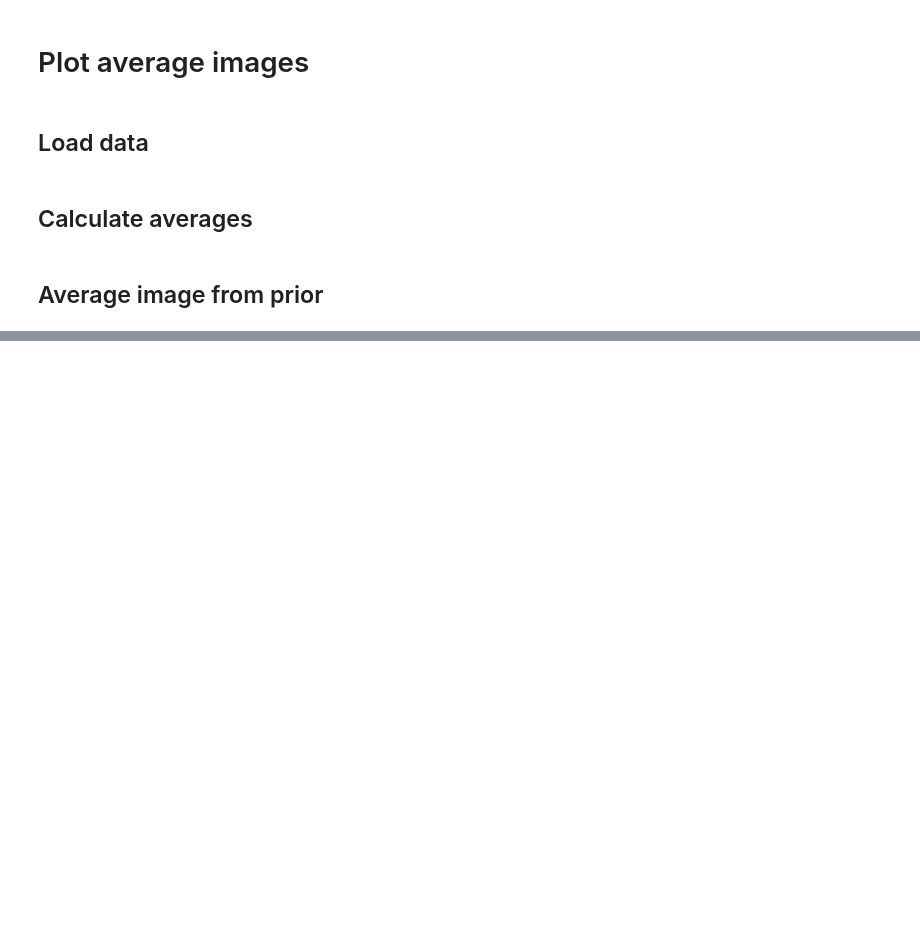
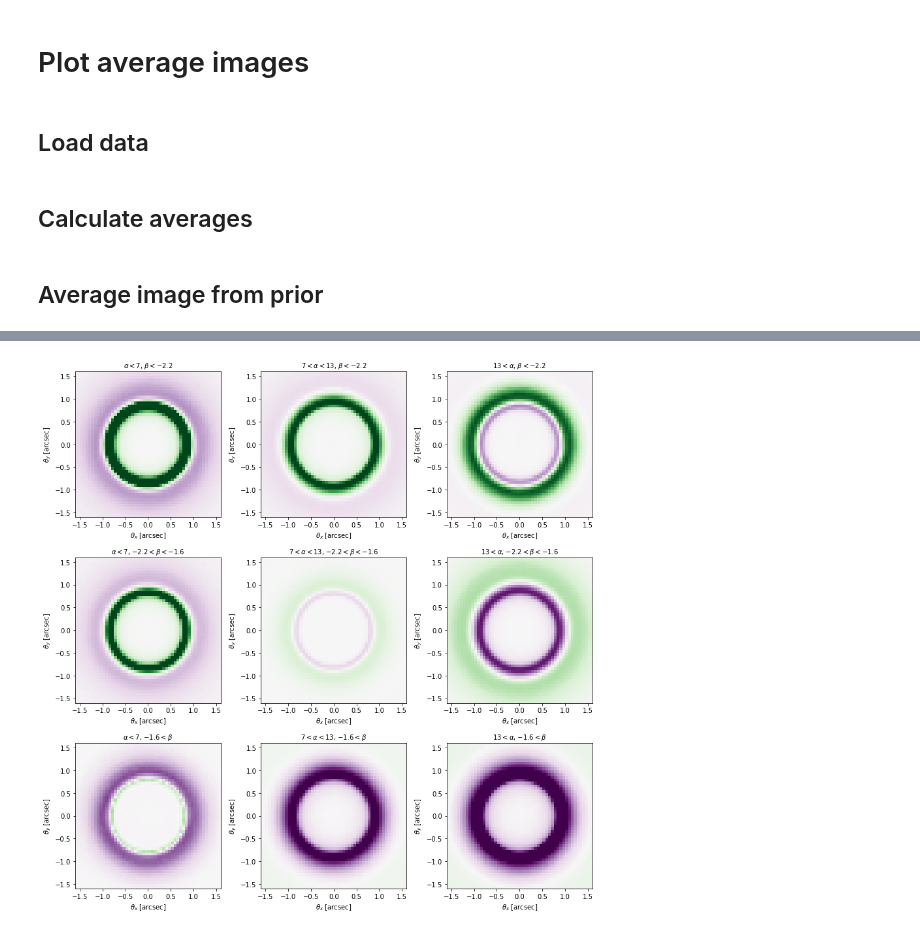
Before and after one commit to smsharma/mining-for-substructure-lens, a Jupyter notebook: notebooks/02_plot_average_images.ipynb, the cells around one changed output, grey strips where cells are left out. Cells and saved outputs as stored; diff of their text form; code cells hidden in the pictures; blank space fills up the shorter version.

```diff
--- a/notebooks/02_plot_average_images.ipynb
+++ b/notebooks/02_plot_average_images.ipynb
@@ -89,0 +110,27 @@ plt.savefig("../figures/average_image_theta.pdf")
+# %%
+plt.figure(figsize=(12,12))
+
+for i in range(3):
+    for j in range(3):
+        ax = plt.subplot(3, 3, j*3 + i + 1)
+
+        plt.imshow(
+            avg_x_theta[i,j]-avg_x_prior,
+            vmin=-200,
+            vmax=200,
+            cmap='PRGn',
+            extent=(-2.,2.,-2.,2.),
+            origin="lower"
+        )
+
+        plt.xlim(-1.6,1.6)
+        plt.ylim(-1.6,1.6)
+
+        plt.title(alpha_descr[i] + ", " + beta_descr[j],fontsize=10)
+        plt.xlabel(r"$\theta_x$ [arcsec]")
+        plt.ylabel(r"$\theta_y$ [arcsec]")
+
+plt.tight_layout()
+plt.savefig("../figures/average_image_theta_minus_prior.pdf")
+# %% [output]
+[figure, added]
```
Also changed, not shown: parts of 9 cells of this notebook, 7 other files.
